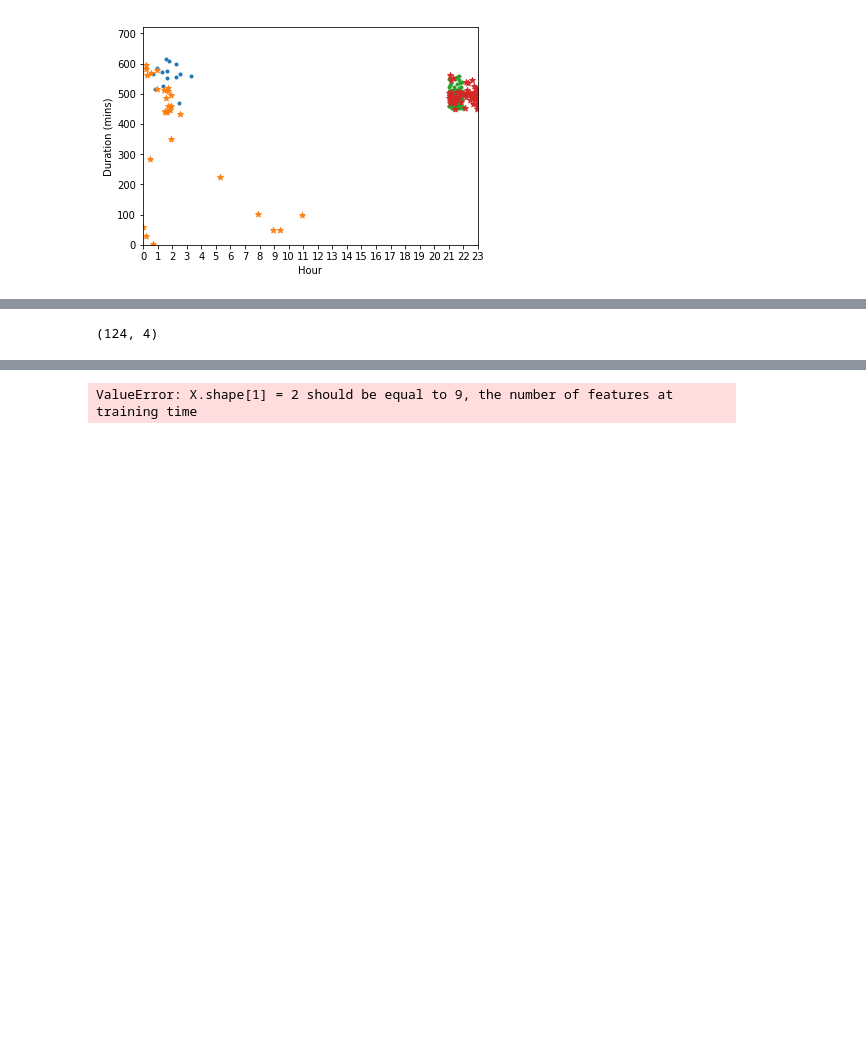
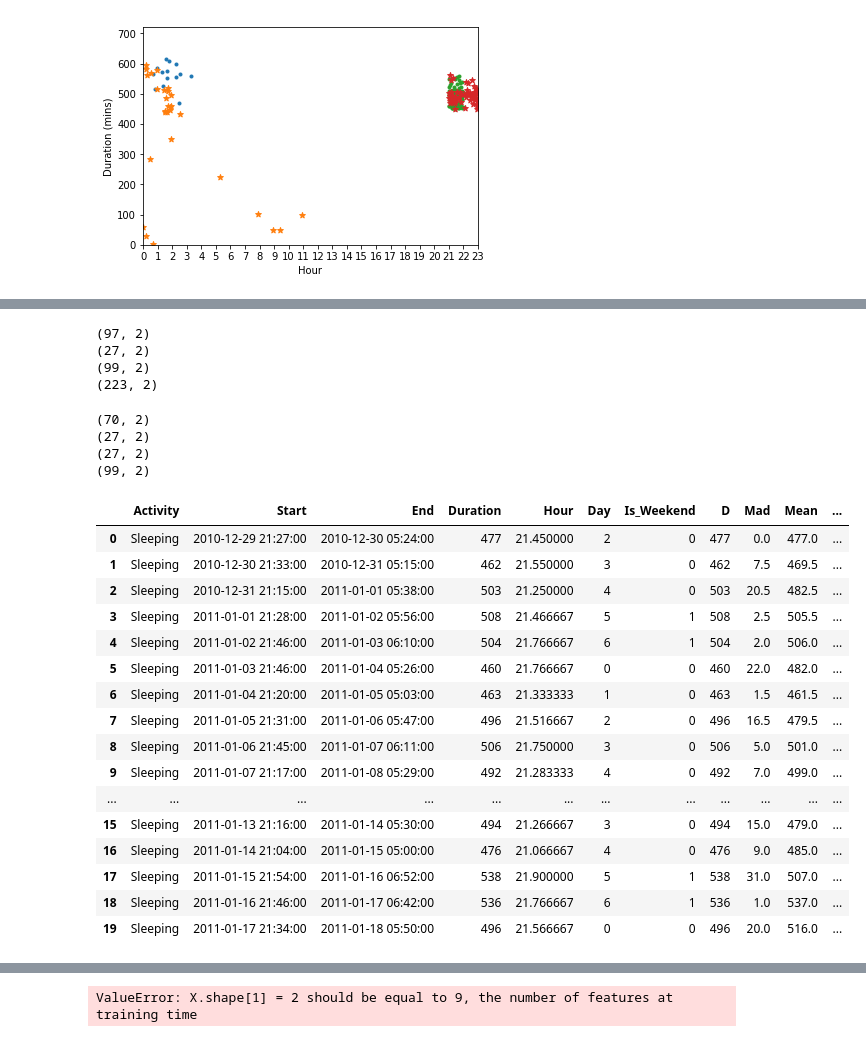
Before and after one commit to salisuwy/UKCI2018, a Jupyter notebook: UKCI2018_v2.ipynb, the cells around one changed output, grey strips where cells are left out. Cells and saved outputs as stored; diff of their text form; code cells hidden in the pictures; blank space fills up the shorter version.

```diff
--- a/UKCI2018_v2.ipynb
+++ b/UKCI2018_v2.ipynb
@@ -82,16 +106,31 @@ d3.head(5)
 # %%
-d3_dataset = d3[['Hour', 'Day', 'Is_Weekend', 'Mad', 'Mean', 'Min', 'Max', 'Std', 'Var']].values
+#d3_dataset = d3[['Hour', 'Day', 'Is_Weekend', 'Mad', 'Mean', 'Min', 'Max', 'Std', 'Var']].values
 d3_dataset = d3[['Hour', 'D', 'Day', 'Is_Weekend']].values
+#d3_dataset = d3[['Hour', 'D']].values
 d3_dataset = np.nan_to_num(d3_dataset)
 d3_dataset = d3_dataset[1:-1, 0:]
 
 
-d2_dataset = d2[['Hour', 'Day', 'Is_Weekend', 'Mad', 'Mean', 'Min', 'Max', 'Std', 'Var']].values
+#d2_dataset = d2[['Hour', 'Day', 'Is_Weekend', 'Mad', 'Mean', 'Min', 'Max', 'Std', 'Var']].values
 d2_dataset = d2[['Hour', 'D', 'Day', 'Is_Weekend']].values
+#d2_dataset = d2[['Hour', 'D']].values
 d2_dataset = np.nan_to_num(d2_dataset)
 d2_dataset = d2_dataset[1:-1, 0:]
 
-d2_d3 = np.concatenate((d3_dataset, d2_dataset), axis=0)
-d2_d3.shape
+#d4_dataset = d4[['Hour', 'Day', 'Is_Weekend', 'Mad', 'Mean', 'Min', 'Max', 'Std', 'Var']].values
+d4_dataset = d4[['Hour', 'D', 'Day', 'Is_Weekend']].values
+#d4_dataset = d4[['Hour', 'D']].values
+d4_dataset = np.nan_to_num(d4_dataset)
+d4_dataset = d4_dataset[1:-1, 0:]
+
+
+d2_d3 = np.concatenate((d3_dataset, d2_dataset, d4_dataset), axis=0)
+print(d3_dataset.shape)
+print(d2_dataset.shape)
+print(d4_dataset.shape)
+print(d2_d3.shape)
 # %% [output]
-(124, 4)
+(97, 2)
+(27, 2)
+(99, 2)
+(223, 2)
@@ -107,2 +137,47 @@ d3_scaled = scaler.fit_transform(d3_dataset)
+# %%
+X_tr = d2_d3[:70, :]
+X_te = d2_d3[70:97, :]
+X2_out = d2_d3[97:124, :]
+X4_out = d2_d3[124:, :]
+print(X_tr.shape)
+print(X_te.shape)
+print(X2_out.shape)
+print(X4_out.shape)
+# %% [output]
+(70, 2)
+(27, 2)
+(27, 2)
+(99, 2)
+# %%
+from sklearn.preprocessing import MinMaxScaler
+scaler = MinMaxScaler()
+scaler.fit(X_tr)
+X_train = scaler.transform(X_tr)
+X_test = scaler.transform(X_te)
+X2_outliers = scaler.transform(X2_out)
+X4_outliers = scaler.transform(X4_out)
+
+#print(X_train)
+#print(X_test)
+#print(X_outliers)
+d3.head(20)
+# %% [output]
+|  | Activity | Start | End | Duration | Hour | Day | Is_Weekend | D | Mad | Mean | ... |
+| 0 | Sleeping | 2010-12-29 21:27:00 | 2010-12-30 05:24:00 | 477 | 21.450000 | 2 | 0 | 477 | 0.0 | 477.0 | ... |
+| 1 | Sleeping | 2010-12-30 21:33:00 | 2010-12-31 05:15:00 | 462 | 21.550000 | 3 | 0 | 462 | 7.5 | 469.5 | ... |
+| 2 | Sleeping | 2010-12-31 21:15:00 | 2011-01-01 05:38:00 | 503 | 21.250000 | 4 | 0 | 503 | 20.5 | 482.5 | ... |
+| 3 | Sleeping | 2011-01-01 21:28:00 | 2011-01-02 05:56:00 | 508 | 21.466667 | 5 | 1 | 508 | 2.5 | 505.5 | ... |
+| 4 | Sleeping | 2011-01-02 21:46:00 | 2011-01-03 06:10:00 | 504 | 21.766667 | 6 | 1 | 504 | 2.0 | 506.0 | ... |
+| 5 | Sleeping | 2011-01-03 21:46:00 | 2011-01-04 05:26:00 | 460 | 21.766667 | 0 | 0 | 460 | 22.0 | 482.0 | ... |
+| 6 | Sleeping | 2011-01-04 21:20:00 | 2011-01-05 05:03:00 | 463 | 21.333333 | 1 | 0 | 463 | 1.5 | 461.5 | ... |
+| 7 | Sleeping | 2011-01-05 21:31:00 | 2011-01-06 05:47:00 | 496 | 21.516667 | 2 | 0 | 496 | 16.5 | 479.5 | ... |
+| 8 | Sleeping | 2011-01-06 21:45:00 | 2011-01-07 06:11:00 | 506 | 21.750000 | 3 | 0 | 506 | 5.0 | 501.0 | ... |
+| 9 | Sleeping | 2011-01-07 21:17:00 | 2011-01-08 05:29:00 | 492 | 21.283333 | 4 | 0 | 492 | 7.0 | 499.0 | ... |
+| ... | ... | ... | ... | ... | ... | ... | ... | ... | ... | ... | ... |
+| 15 | Sleeping | 2011-01-13 21:16:00 | 2011-01-14 05:30:00 | 494 | 21.266667 | 3 | 0 | 494 | 15.0 | 479.0 | ... |
+| 16 | Sleeping | 2011-01-14 21:04:00 | 2011-01-15 05:00:00 | 476 | 21.066667 | 4 | 0 | 476 | 9.0 | 485.0 | ... |
+| 17 | Sleeping | 2011-01-15 21:54:00 | 2011-01-16 06:52:00 | 538 | 21.900000 | 5 | 1 | 538 | 31.0 | 507.0 | ... |
+| 18 | Sleeping | 2011-01-16 21:46:00 | 2011-01-17 06:42:00 | 536 | 21.766667 | 6 | 1 | 536 | 1.0 | 537.0 | ... |
+| 19 | Sleeping | 2011-01-17 21:34:00 | 2011-01-18 05:50:00 | 496 | 21.566667 | 0 | 0 | 496 | 20.0 | 516.0 | ... |
 # %%
 from sklearn import svm
```
Also changed, not shown: parts of 5 cells of this notebook, 1 other file.
